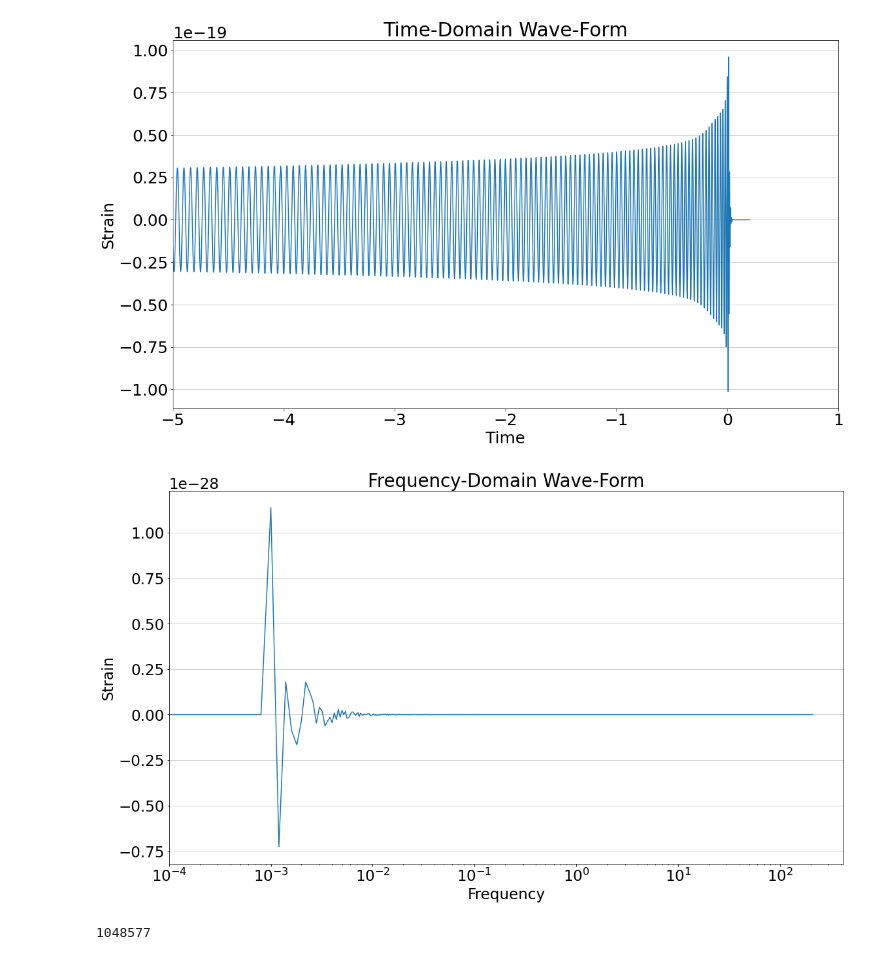
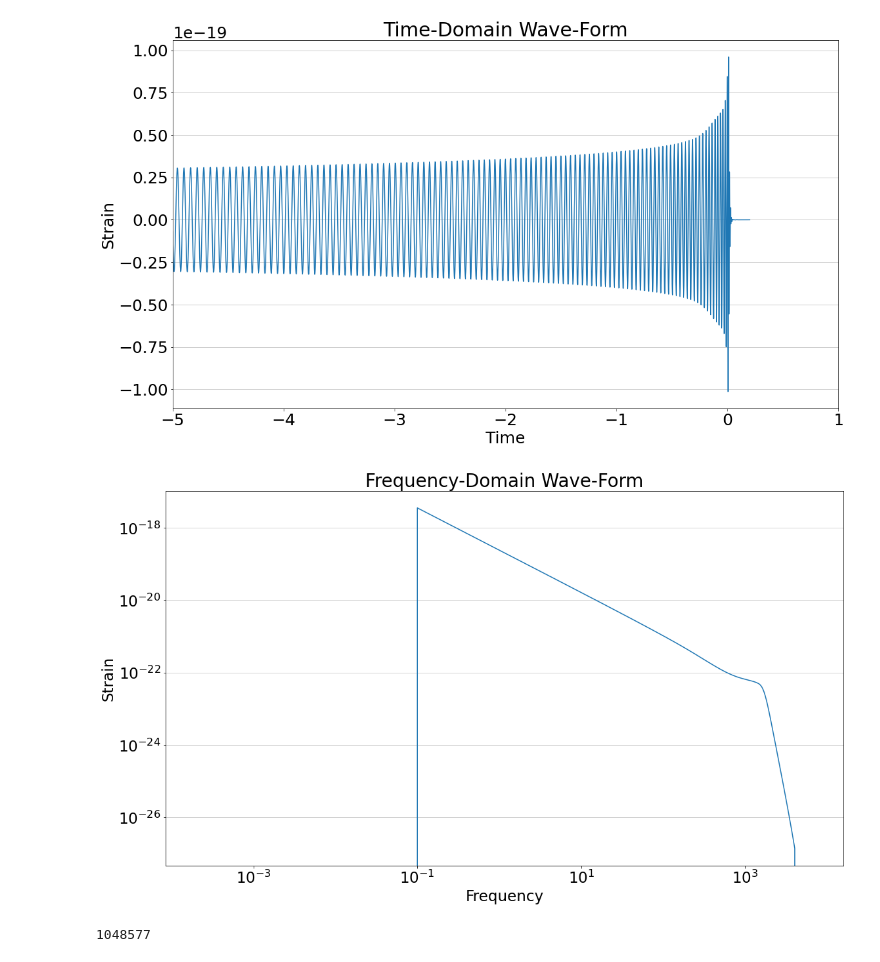
Before and after one commit to RCianca/DarkSirensStat, a Jupyter notebook: DSCatalogueCreator/waveforms.ipynb, the cells around one changed output. Cells and saved outputs as stored; diff of their text form; code cells hidden in the pictures.

```diff
--- a/DSCatalogueCreator/waveforms.ipynb
+++ b/DSCatalogueCreator/waveforms.ipynb
@@ -26,23 +26,23 @@ Text(0.5, 1.0, 'Time-Domain Wave-Form')
 # Get a frequency domain waveform #IMRPhenomD
 minfreq=0.1
 sptilde, sctilde = waveform.get_fd_waveform(approximant="IMRPhenomD",
-                             mass1=50, mass2=250, delta_f=1.0/5000, f_lower=minfreq)
+                             mass1=7, mass2=3, delta_f=1.0/5000, f_lower=minfreq)
 # %%
 tildetest=sptilde*sptilde
 plt.rcParams.update({'font.size': 23})
 fig,ax = plt.subplots()
 fig.set_size_inches(18.5, 10.5)
 ax.plot(sptilde.sample_frequencies, abs(sptilde), label="TaylorF2 (IFFT)")
 #ax.plot(sptilde.sample_frequencies, tildetest, label="TaylorF2 (IFFT)")
 plt.grid(axis='y', alpha=0.75)
 #ax.set_xlim(0.1,220)
 plt.xlabel('Frequency')
 plt.ylabel('Strain')
 plt.title('Frequency-Domain Wave-Form')
-#plt.yscale('log')
+plt.yscale('log')
 plt.xscale('log')
 # %% [output]
-[figure, old version]
+[figure, new version]
 # %%
 len(sptilde.sample_frequencies)
 # %% [output]
```
Also changed, not shown: 1 other file.
